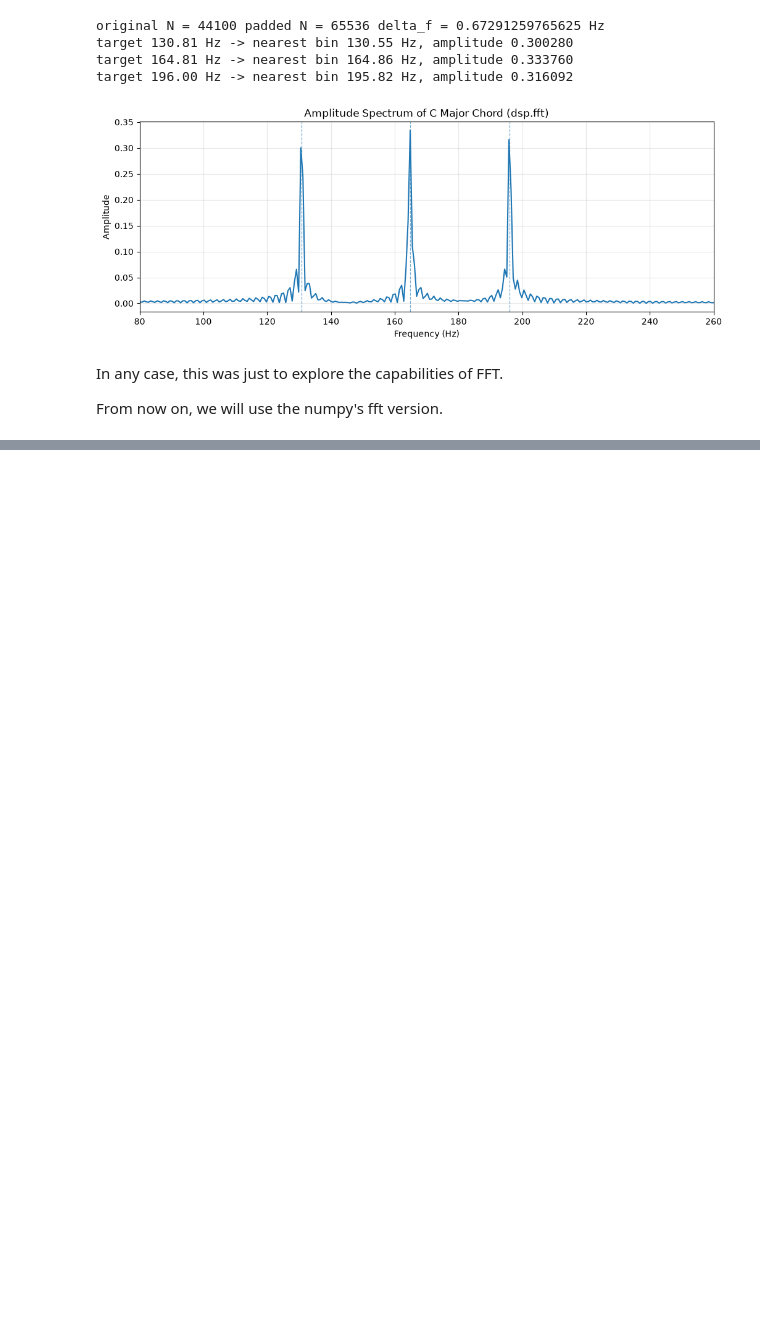
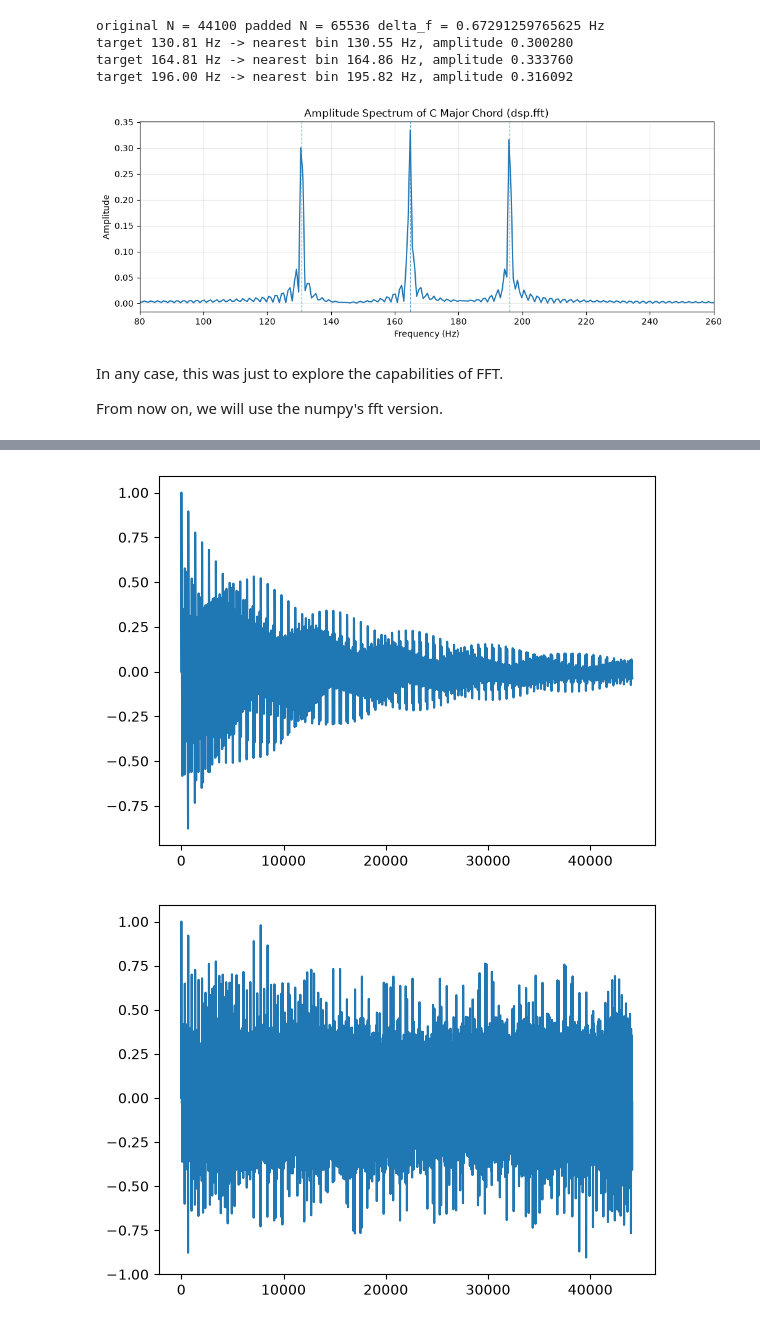
Before and after one commit to GumballGB/chordsense, a Jupyter notebook: explore.ipynb, the cells around one changed output, grey strips where cells are left out. Drawn from its saved outputs; the diff is of its cells as text; code cells hidden in the pictures; blank space fills up the shorter version.

Commit message:
Harmonics Analysis on notebook

```diff
--- a/explore.ipynb
+++ b/explore.ipynb
@@ -178,0 +234,43 @@ From now on, we will use the numpy's fft version.
+# %%
+# Import the pipeline
+from dsp.sine import harmonic_note
+
+# Generate a DAMPED harmonic note, the C4 chord.
+notes_damped_C = harmonic_note(261.63, 1, damped=True)
+notes_damped_E = harmonic_note(329.63, 1, damped=True)
+notes_damped_G = harmonic_note(392.00, 1, damped=True)
+
+# Generate the undamped chord (same amplitudes for the C4 chord's harmonics)
+notes_C = harmonic_note(261.63, 1)
+notes_E = harmonic_note(329.63, 1)
+notes_G = harmonic_note(392.00, 1)
+
+# Next let's generate the damped c chord but with a shorter decay rate
+notes_damped_short_C = harmonic_note(261.63, 1, damped=True, decay_rate=0.5)
+notes_damped_short_E = harmonic_note(329.63, 1, damped=True, decay_rate=0.5)
+notes_damped_short_G = harmonic_note(392.00, 1, damped=True, decay_rate=0.5)
+
+# Normalize the chord
+damped_chord = notes_damped_C + notes_damped_E + notes_damped_G
+chord = notes_C + notes_E + notes_G
+damped_short_chord = notes_damped_short_C + notes_damped_short_E + notes_damped_short_G
+
+# Normalize the chords
+damped_normalized_chord = damped_chord / max(abs(damped_chord))
+chord = chord / max(abs(chord))
+damped_short_chord = damped_short_chord / max(abs(damped_short_chord))
+
+# Show the damped chord
+plt.plot(damped_normalized_chord)
+plt.show()
+
+# Show the undamped chord
+plt.plot(chord)
+plt.show()
+
+# Show the short damped chord
+plt.plot(damped_short_chord)
+plt.show()
+# %% [output]
+[figure, added]
+[figure, added]
```
Also changed, not shown: parts of 8 cells of this notebook.
